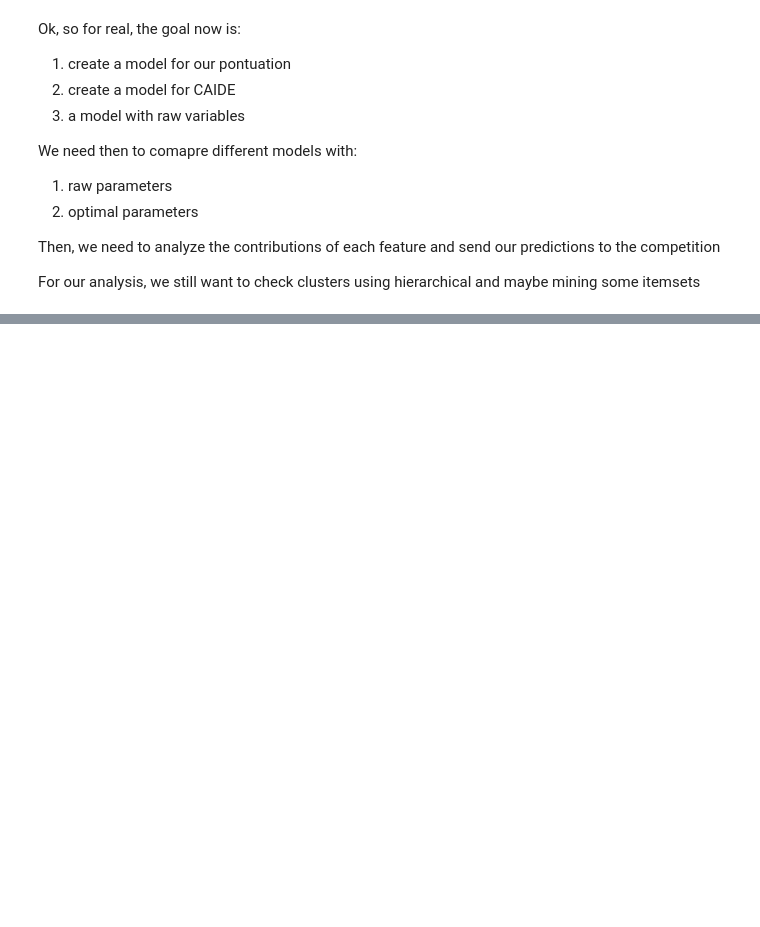
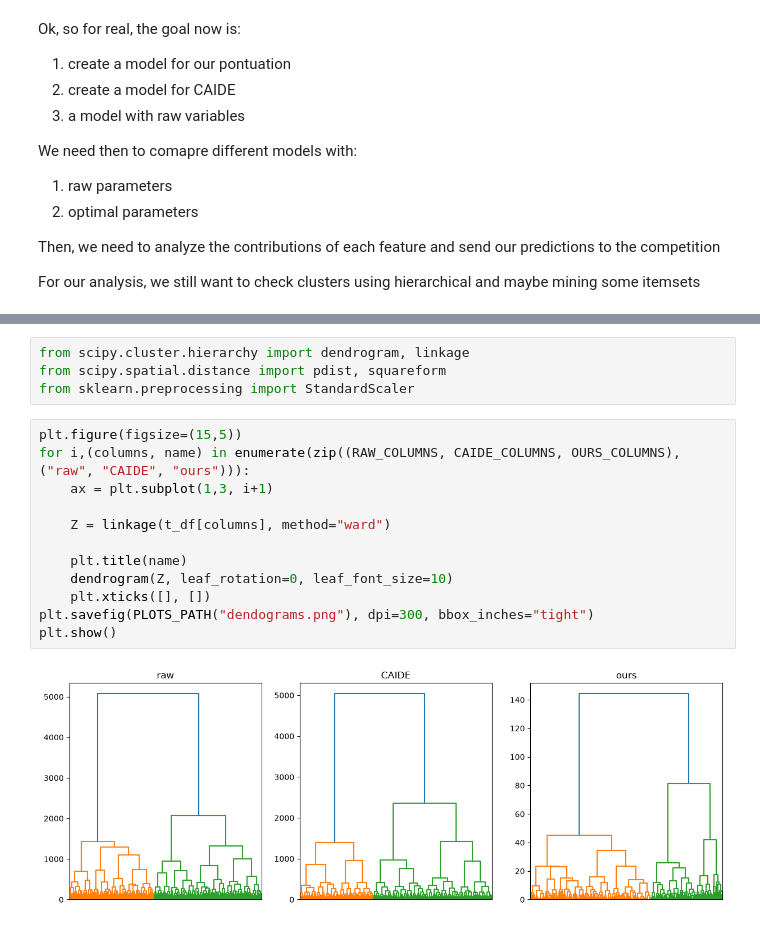
Before and after one commit to Dpbm/mestrado-aulas, a Jupyter notebook: mineracao-de-dados/trabalho/projeto/analysis3.ipynb, the cells around one changed output, grey strips where cells are left out. Drawn from its saved outputs; the diff is of its cells as text; blank space fills up the shorter version.

```diff
--- a/mineracao-de-dados/trabalho/projeto/analysis3.ipynb
+++ b/mineracao-de-dados/trabalho/projeto/analysis3.ipynb
@@ -405,0 +436,18 @@ For our analysis, we still want to check clusters using hierarchical and maybe m
+# %%
+from scipy.cluster.hierarchy import dendrogram, linkage
+from scipy.spatial.distance import pdist, squareform
+from sklearn.preprocessing import StandardScaler
+# %%
+plt.figure(figsize=(15,5))
+for i,(columns, name) in enumerate(zip((RAW_COLUMNS, CAIDE_COLUMNS, OURS_COLUMNS), ("raw", "CAIDE", "ours"))):
+    ax = plt.subplot(1,3, i+1)
+
+    Z = linkage(t_df[columns], method="ward")
+
+    plt.title(name)
+    dendrogram(Z, leaf_rotation=0, leaf_font_size=10)
+    plt.xticks([], [])
+plt.savefig(PLOTS_PATH("dendograms.png"), dpi=300, bbox_inches="tight")
+plt.show()
+# %% [output]
+[figure, added]
```
Also changed, not shown: parts of 5 cells of this notebook, 19 other files.
